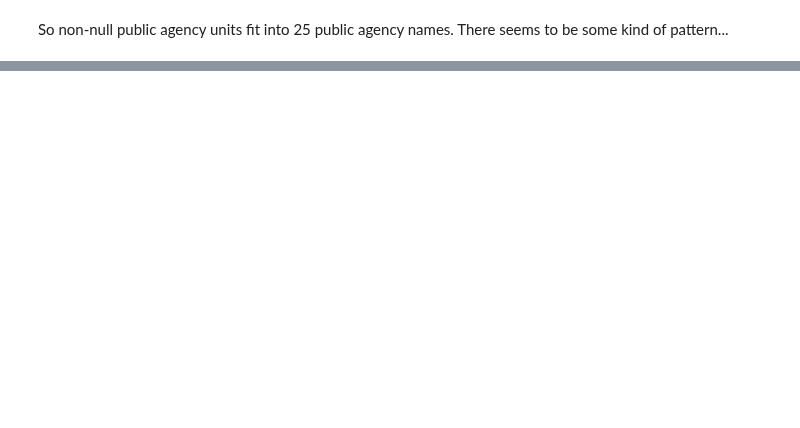
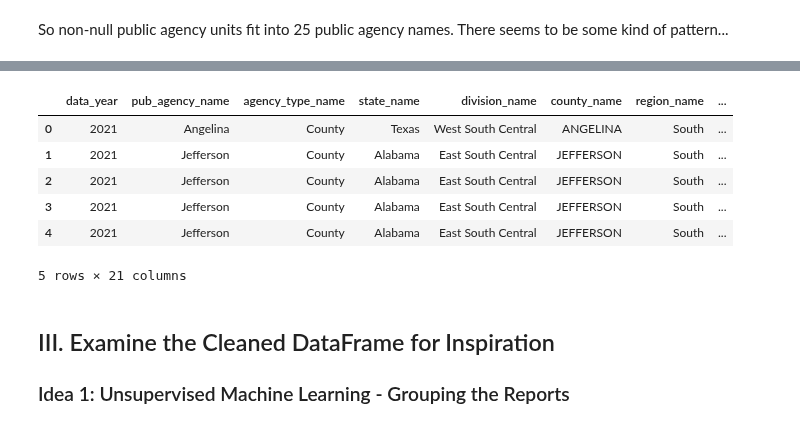
Before and after one commit to Jelsik/DataVisFinalProject-Pentagon, a Jupyter notebook: Cargo_Theft_Data_Preprocess.ipynb, the cells around one changed output, grey strips where cells are left out. Saved outputs shown, nothing was run; the diff lists cells and outputs as text; code cells hidden in the pictures; blank space fills up the shorter version.

Commit message:
Start some machine learning ideas

```diff
--- a/Cargo_Theft_Data_Preprocess.ipynb
+++ b/Cargo_Theft_Data_Preprocess.ipynb
@@ -357 +357,16 @@ Federal                      14
 Name: agency_type_name, dtype: int64
+# %%
+# Maybe 'pub_agency_unit' will not be necessary for current purposes.
+df0 = df0.drop(columns = ["pub_agency_unit"], axis = 1)
+df0.head()
+# %% [output]
+|  | data_year | pub_agency_name | agency_type_name | state_name | division_name | county_name | region_name | ... |
+| 0 | 2021 | Angelina | County | Texas | West South Central | ANGELINA | South | ... |
+| 1 | 2021 | Jefferson | County | Alabama | East South Central | JEFFERSON | South | ... |
+| 2 | 2021 | Jefferson | County | Alabama | East South Central | JEFFERSON | South | ... |
+| 3 | 2021 | Jefferson | County | Alabama | East South Central | JEFFERSON | South | ... |
+| 4 | 2021 | Jefferson | County | Alabama | East South Central | JEFFERSON | South | ... |
+5 rows × 21 columns
+# %% [markdown]
+## III. Examine the Cleaned DataFrame for Inspiration
+### Idea 1: Unsupervised Machine Learning - Grouping the Reports
```
Also changed, not shown: parts of 27 cells of this notebook.
